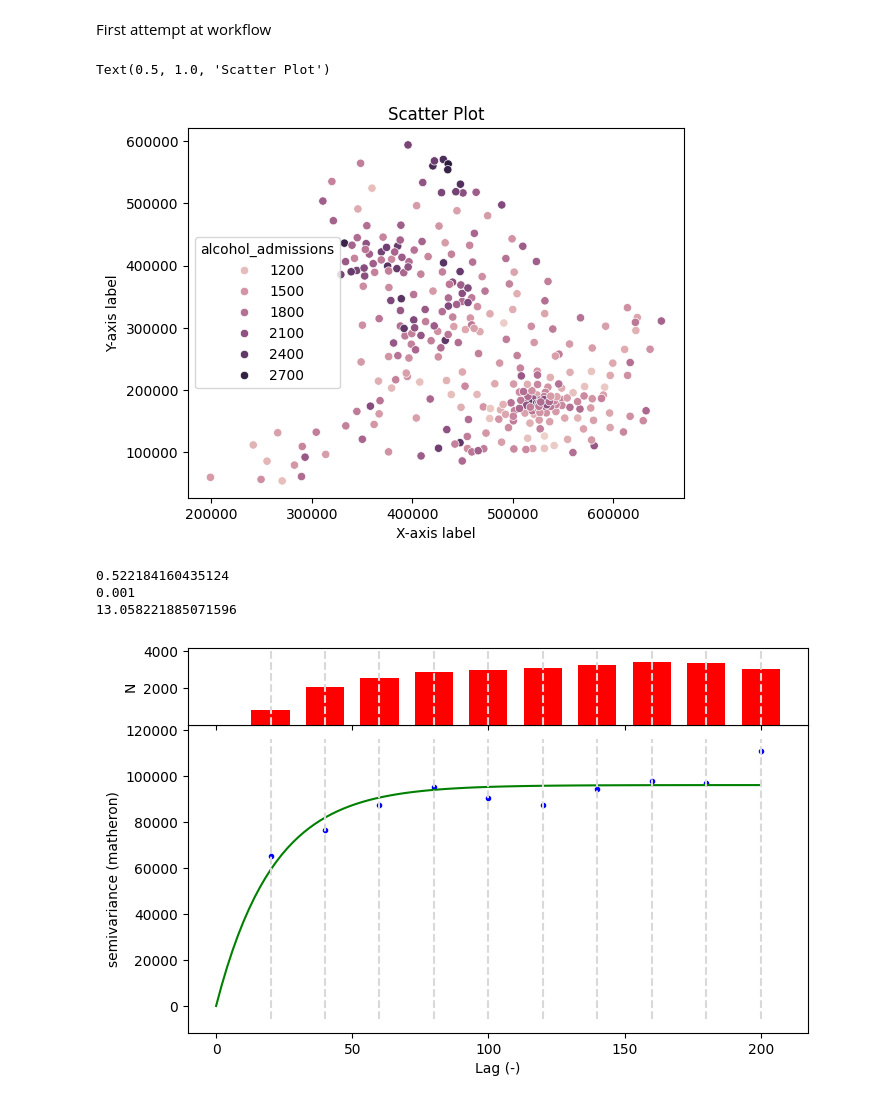
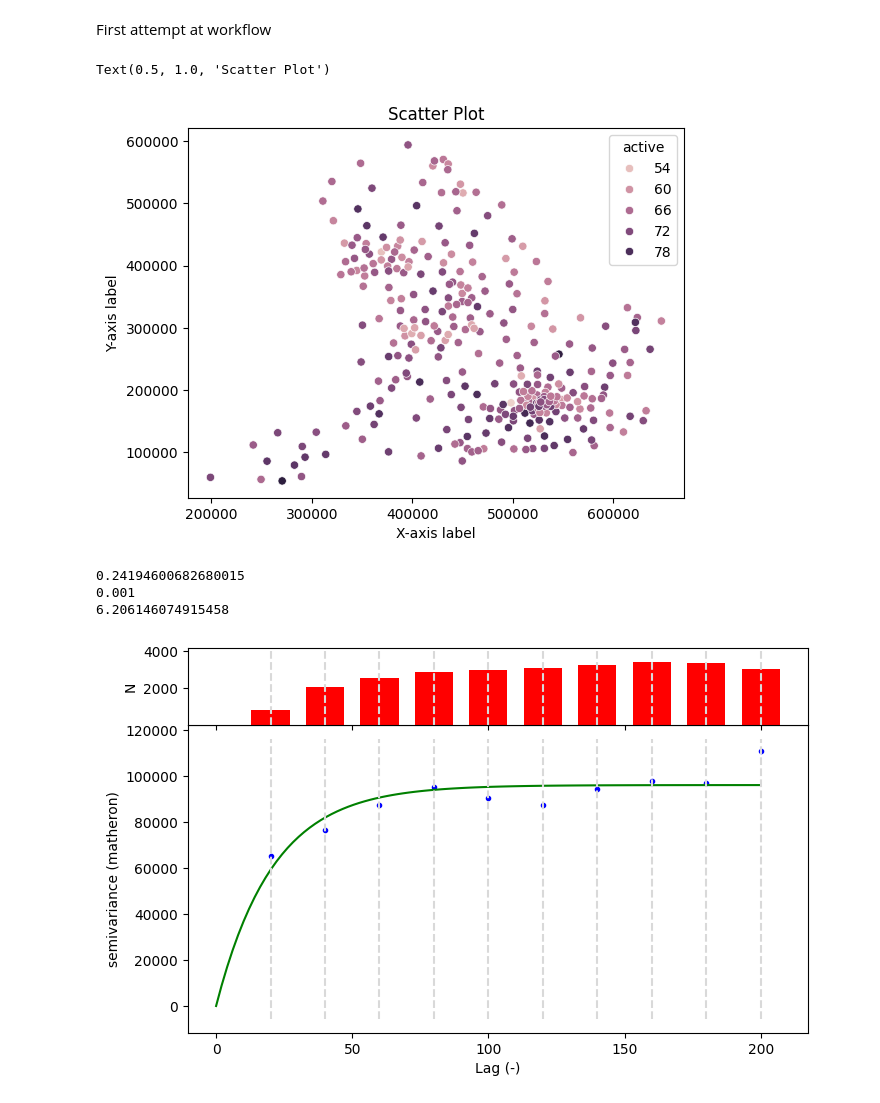
Before and after one commit to MarkMData/DABI_project, a Jupyter notebook: Diss_workflow1.ipynb, the cells around one changed output. Saved outputs shown, nothing was run; the diff lists cells and outputs as text; code cells hidden in the pictures.

```diff
--- a/Diss_workflow1.ipynb
+++ b/Diss_workflow1.ipynb
@@ -45,15 +45,15 @@ gdf['x'] =  gdf.geometry.centroid.x
 gdf['y'] = gdf.geometry.centroid.y
 # %%
 # Plotting centroids as a sanity check
-target = 'alcohol_admissions'
+target = 'active'
 sns.scatterplot(data=gdf, x='x', y='y', hue = target)
 # Add labels and title
 plt.xlabel('X-axis label')
 plt.ylabel('Y-axis label')
 plt.title('Scatter Plot')
 # %% [output]
 Text(0.5, 1.0, 'Scatter Plot')
-[figure, old version]
+[figure, new version]
 # %%
 # Creating weights using adaptive kernel for the training data
 w_kern = weights.distance.Kernel.from_dataframe(gdf, fixed=False, k=6, diagonal=True)
@@ -66,9 +66,9 @@ print(moran.I)
 print(moran.p_sim)
 print(moran.z_sim)
 # %% [output]
-0.522184160435124
+0.24194600682680015
 0.001
-13.058221885071596
+6.206146074915458
 # %%
 # Changing scale of distances to km
 x = gdf['x']/1000
```
Also changed, not shown: parts of 1 cell of this notebook.
